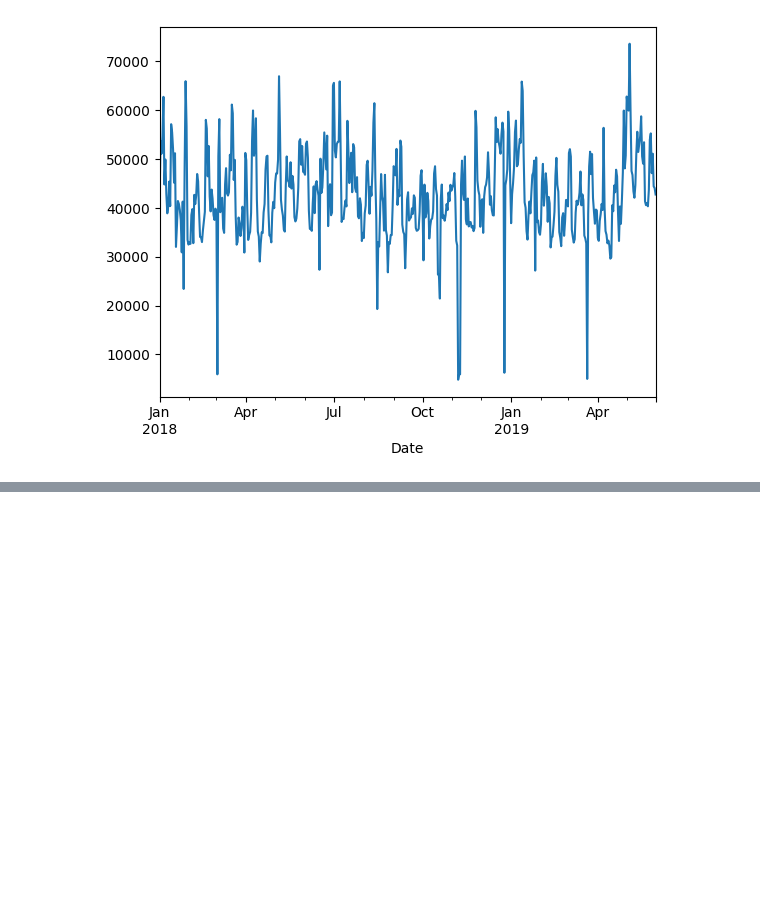
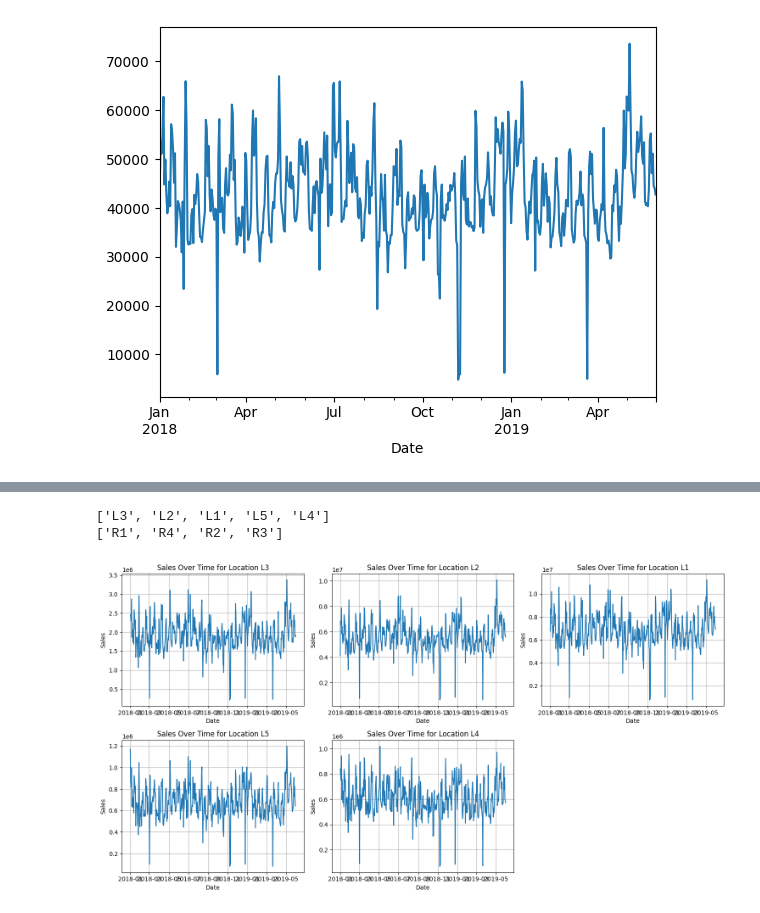
Before and after one commit to ArivalaganRaghavan/Product-Sales-Forecasting, a Jupyter notebook: Product_Sales_forecasting.ipynb, the cells around one changed output, grey strips where cells are left out. Cells and saved outputs as stored; diff of their text form; code cells hidden in the pictures; blank space fills up the shorter version.

```diff
--- a/Product_Sales_forecasting.ipynb
+++ b/Product_Sales_forecasting.ipynb
@@ -322,0 +451,38 @@ temp_avg.Sales.plot()
+# %%
+location_list = list(df2["Location_Type"].unique())
+print(location_list)
+
+reginol_list = list(df2["Region_Code"].unique())
+print(reginol_list)
+# %% [output]
+['L3', 'L2', 'L1', 'L5', 'L4']
+['R1', 'R4', 'R2', 'R3']
+# %%
+import matplotlib.pyplot as plt
+
+# Define the number of rows and columns for the subplots
+num_locations = len(location_list)
+rows, cols = 2, 3  # Adjusting to fit 5 plots comfortably
+
+fig, axes = plt.subplots(rows, cols, figsize=(15, 8))
+axes = axes.flatten()
+
+# Loop through location types and plot
+for i, loc in enumerate(location_list):
+    reg1 = df2.loc[df2["Location_Type"] == loc][["Date", "Sales"]]
+    reg1 = reg1.groupby("Date")["Sales"].sum()
+
+    axes[i].plot(reg1.index, reg1.values)
+    axes[i].set_xlabel("Date")
+    axes[i].set_ylabel("Sales")
+    axes[i].set_title(f"Sales Over Time for Location {loc}")
+    axes[i].grid(True)
+
+# Hide unused subplots if location_list has fewer than 6 entries
+for j in range(i + 1, len(axes)):
+    fig.delaxes(axes[j])
+
+plt.tight_layout()
+plt.show()
+# %% [output]
+[figure, added]
```
Also changed, not shown: parts of 23 cells of this notebook.
